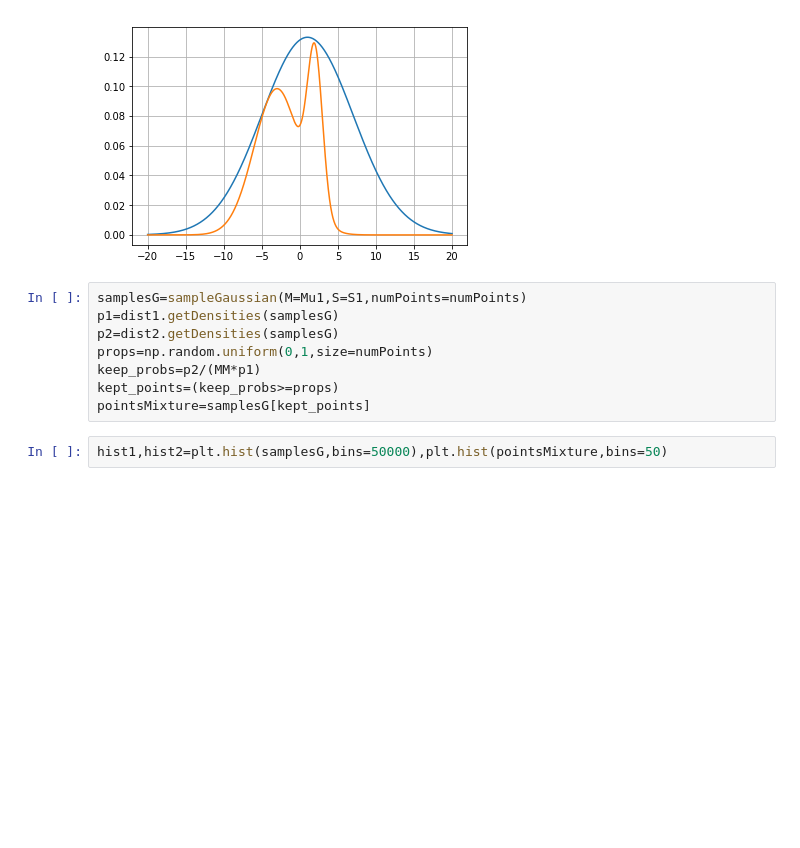
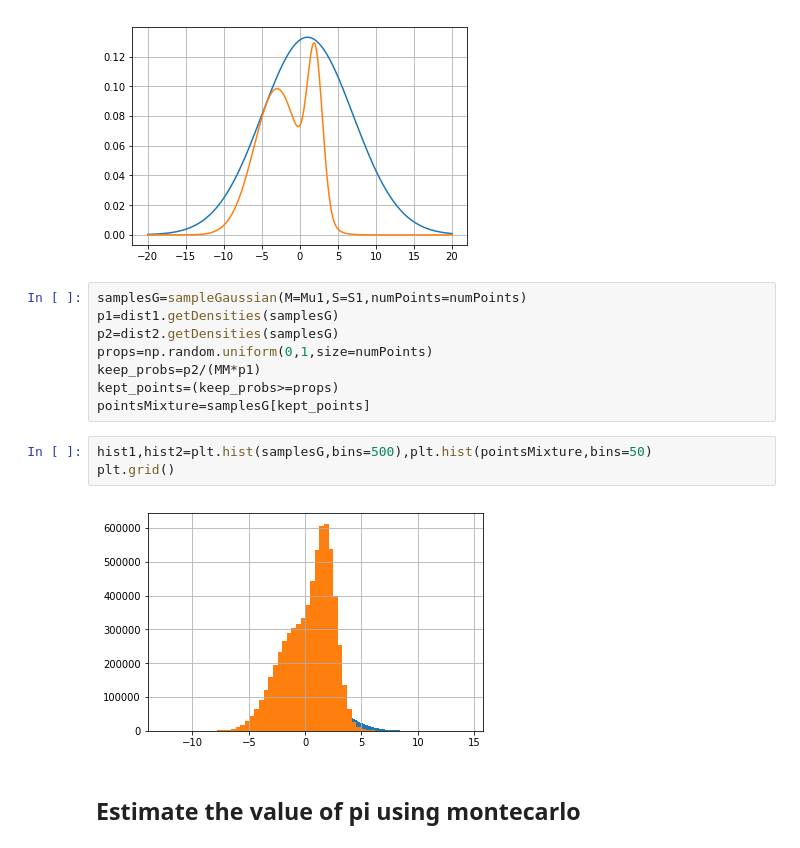
Before and after one commit to zeinsh/deeplearning, a Jupyter notebook: doc/bayesian/sampling.ipynb, the cells around one changed output. Drawn from its saved outputs; the diff is of its cells as text; blank space fills up the shorter version.

```diff
--- a/doc/bayesian/sampling.ipynb
+++ b/doc/bayesian/sampling.ipynb
@@ -47,4 +49,9 @@ keep_probs=p2/(MM*p1)
 kept_points=(keep_probs>=props)
 pointsMixture=samplesG[kept_points]
 # %%
-hist1,hist2=plt.hist(samplesG,bins=50000),plt.hist(pointsMixture,bins=50)
+hist1,hist2=plt.hist(samplesG,bins=500),plt.hist(pointsMixture,bins=50)
+plt.grid()
+# %% [output]
+[figure, added]
+# %% [markdown]
+## Estimate the value of pi using montecarlo
```
Also changed, not shown: parts of 7 cells of this notebook, 2 other files.
